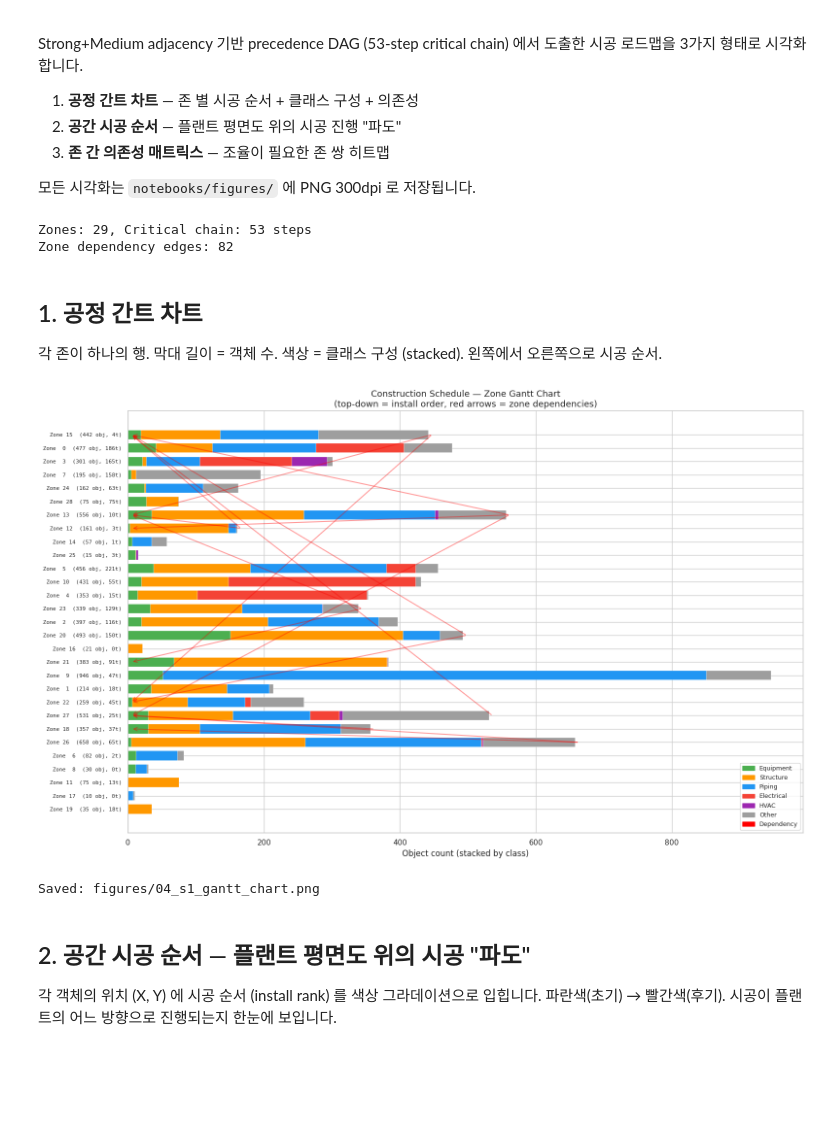
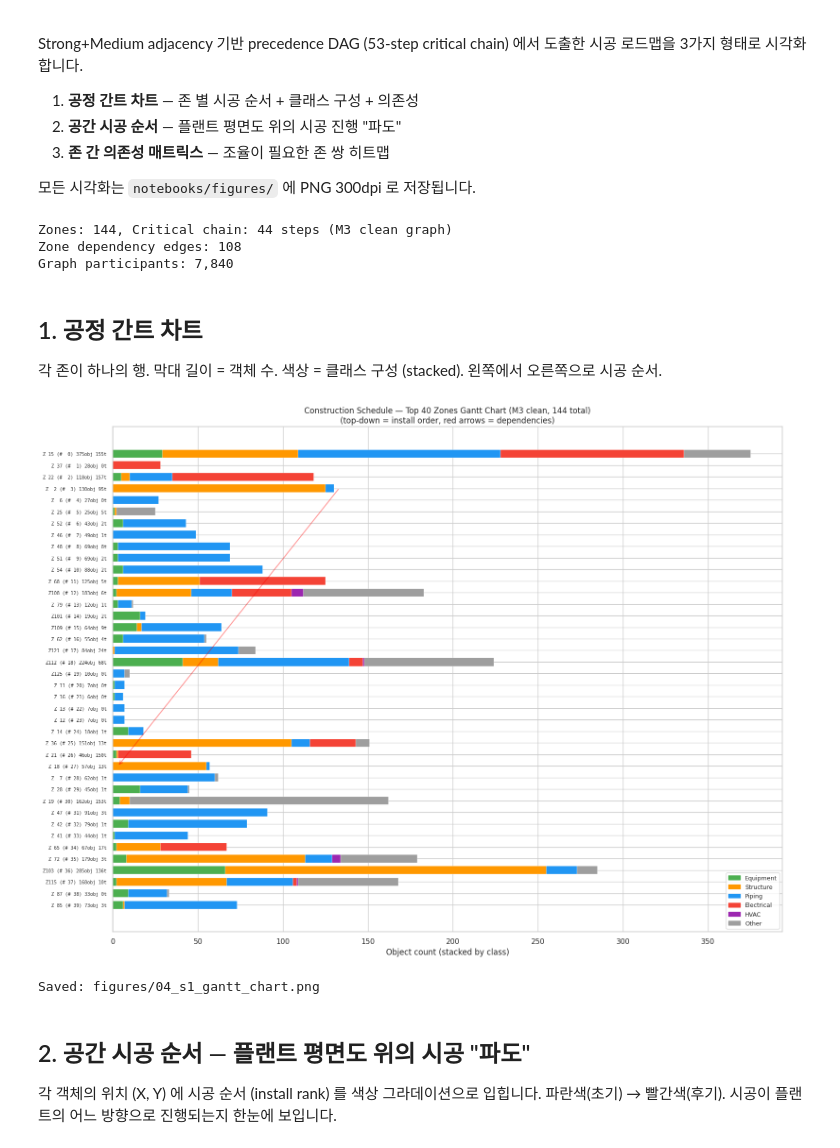
Before and after one commit to tygwan/first-ontology-project, a Jupyter notebook: notebooks/04_construction_schedule.ipynb, the cells around one changed output. Saved outputs shown, nothing was run; the diff lists cells and outputs as text; code cells hidden in the pictures; blank space fills up the shorter version.

```diff
--- a/notebooks/04_construction_schedule.ipynb
+++ b/notebooks/04_construction_schedule.ipynb
@@ -41,11 +41,11 @@ def classify(row):
 adj["tier"] = adj.apply(classify, axis=1)
 adj_sm = adj[adj["tier"].isin(["Strong", "Medium"])]
 
-# Physical objects + zones
+# Physical objects + zones (M3: use graph_participant flag)
 G = build_physical_graph(gold, adj)
 zone_map = assign_louvain_zones(G, resolution=3.0)
 gold["zone_id"] = gold["object_id"].map(zone_map)
-phys = gold[(gold["is_container"] == False) & (gold["is_analysis_volume"] == False)].copy()
+phys = gold[gold["graph_participant"] == True].copy()
 
 # Precedence
 dag = build_precedence_dag(gold, adj_sm, zone_col="zone_id")
@@ -73,7 +73,7 @@ for z in sorted(set(zone_map.values())):
         zone_order.append(z)
 
 # Zone stats
-zone_stats = phys.groupby("zone_id").agg(
+zone_stats = phys.dropna(subset=["zone_id"]).groupby("zone_id").agg(
     n_objects=("object_id", "count"),
     n_equipment=("refined_class", lambda s: (s == "Equipment").sum()),
     n_structure=("refined_class", lambda s: (s == "Structure").sum()),
@@ -85,14 +85,16 @@ zone_stats = phys.groupby("zone_id").agg(
     mean_x=("centroid_x", "mean"),
     mean_y=("centroid_y", "mean"),
     mean_z=("centroid_z", "mean"),
-).reindex(zone_order)
+).reindex(zone_order).dropna(subset=["n_objects"])
 zone_stats["install_rank"] = range(len(zone_stats))
 
-print(f"Zones: {len(zone_stats)}, Critical chain: {len(chain)} steps")
+print(f"Zones: {len(zone_stats)}, Critical chain: {len(chain)} steps (M3 clean graph)")
 print(f"Zone dependency edges: {len(zone_deps)}")
+print(f"Graph participants: {len(phys):,}")
 # %% [output]
-Zones: 29, Critical chain: 53 steps
-Zone dependency edges: 82
+Zones: 144, Critical chain: 44 steps (M3 clean graph)
+Zone dependency edges: 108
+Graph participants: 7,840
 # %% [markdown]
 ## 1. 공정 간트 차트
 
@@ -105,52 +107,52 @@ class_colors = {
 class_cols = ["n_equipment", "n_structure", "n_piping", "n_electrical", "n_hvac", "n_other"]
 class_labels = ["Equipment", "Structure", "Piping", "Electrical", "HVAC", "Other"]
 
-fig, ax = plt.subplots(figsize=(16, 10))
+# Top 40 zones by size for readable gantt
+top_zones = zone_stats.head(40)
 
-y_positions = range(len(zone_stats))
+fig, ax = plt.subplots(figsize=(16, 12))
+
+y_positions = range(len(top_zones))
 labels = []
 
-for y, (zone_id, row) in enumerate(zone_stats.iterrows()):
+for y, (zone_id, row) in enumerate(top_zones.iterrows()):
     left = 0
     for col, cls in zip(class_cols, class_labels):
         width = row[col]
         if width > 0:
             ax.barh(y, width, left=left, height=0.7,
                     color=class_colors[cls], edgecolor="white", linewidth=0.3)
         left += width
 
-    wt = row["total_kg"] / 1000
-    labels.append(f"Zone {int(zone_id):2d}  ({row['n_objects']:.0f} obj, {wt:.0f}t)")
+    wt = row["total_kg"] / 1000 if pd.notna(row["total_kg"]) else 0
+    labels.append(f"Z{int(zone_id):3d} (#{int(row['install_rank']):3d}) {row['n_objects']:.0f}obj {wt:.0f}t")
 
-# Dependency arrows (top-5 heaviest dependencies)
-top_deps = sorted(zone_deps.items(), key=lambda x: -x[1])[:15]
-rank_map = dict(zip(zone_stats.index, range(len(zone_stats))))
+# Dependency arrows (top 10)
+top_deps = sorted(zone_deps.items(), key=lambda x: -x[1])[:10]
+rank_map = dict(zip(top_zones.index, range(len(top_zones))))
 for (z1, z2), cnt in top_deps:
     if z1 in rank_map and z2 in rank_map:
-        y1 = rank_map[z1]
-        y2 = rank_map[z2]
-        x_start = zone_stats.loc[z1, "n_objects"] + 5
-        ax.annotate("", xy=(5, y2), xytext=(x_start, y1),
+        y1, y2 = rank_map[z1], rank_map[z2]
+        x_start = top_zones.loc[z1, "n_objects"] + 3
+        ax.annotate("", xy=(3, y2), xytext=(x_start, y1),
                     arrowprops=dict(arrowstyle="->", color="red", alpha=0.4, lw=1.5))
 
 ax.set_yticks(y_positions)
-ax.set_yticklabels(labels, fontsize=8, fontfamily="monospace")
+ax.set_yticklabels(labels, fontsize=7, fontfamily="monospace")
 ax.set_xlabel("Object count (stacked by class)")
-ax.set_title("Construction Schedule — Zone Gantt Chart\n"
-             "(top-down = install order, red arrows = zone dependencies)", fontsize=13)
+ax.set_title(f"Construction Schedule — Top 40 Zones Gantt Chart (M3 clean, {len(zone_stats)} total)\n"
+             "(top-down = install order, red arrows = dependencies)", fontsize=12)
 ax.invert_yaxis()
 
-# Legend
 patches = [mpatches.Patch(color=class_colors[c], label=c) for c in class_labels]
-patches.append(mpatches.FancyArrowPatch((0,0),(1,0), arrowstyle="->", color="red", label="Dependency"))
 ax.legend(handles=patches, loc="lower right", fontsize=9)
 
 plt.tight_layout()
 plt.savefig(FIGURES / "04_s1_gantt_chart.png", dpi=300, bbox_inches="tight")
 plt.show()
 print(f"Saved: {FIGURES / '04_s1_gantt_chart.png'}")
 # %% [output]
-[figure, old version]
+[figure, new version]
 Saved: figures/04_s1_gantt_chart.png
 # %% [markdown]
 ## 2. 공간 시공 순서 — 플랜트 평면도 위의 시공 "파도"
```
Also changed, not shown: parts of 3 cells of this notebook, 5 other files.
